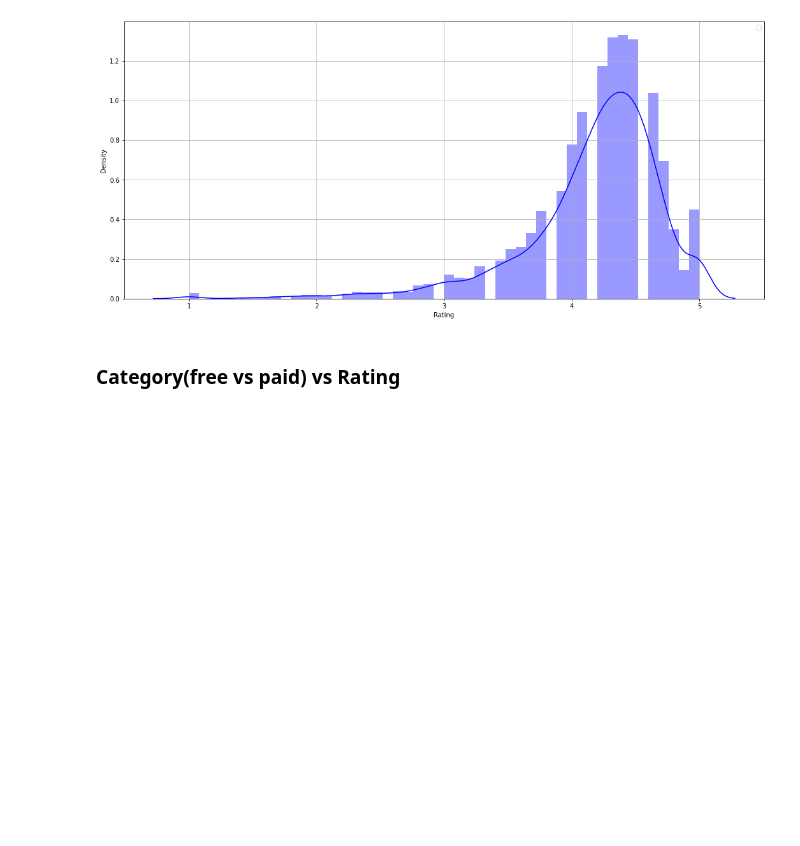
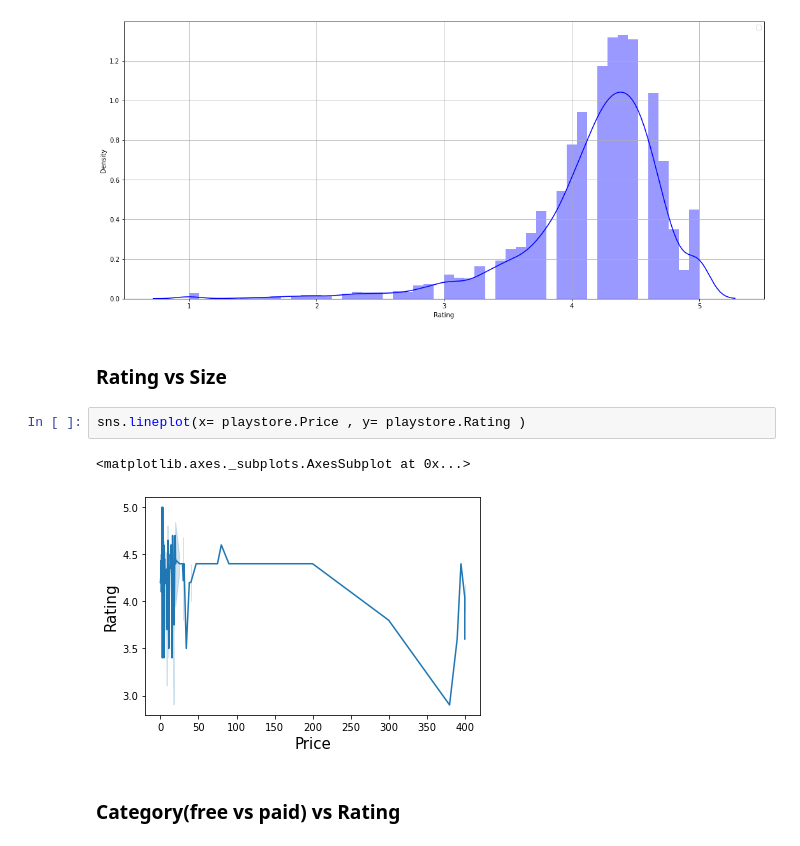
Before and after one commit to jiawei-li89/Project, a Jupyter notebook: Week5-6_Google_Player_Store.ipynb, the cells around one changed output. Saved outputs shown, nothing was run; the diff lists cells and outputs as text; blank space fills up the shorter version.

```diff
--- a/Week5-6_Google_Player_Store.ipynb
+++ b/Week5-6_Google_Player_Store.ipynb
@@ -459,6 +500,13 @@ plt.grid()
 plt.show()
 # %% [output]
 [figure]
+# %% [markdown]
+### Rating vs Size
+# %%
+sns.lineplot(x= playstore.Price , y= playstore.Rating )
+# %% [output]
+<matplotlib.axes._subplots.AxesSubplot at 0x...>
+[figure, added]
 # %% [markdown]
 ### Category(free vs paid) vs Rating
 # %%
```
Also changed, not shown: parts of 20 cells of this notebook.
